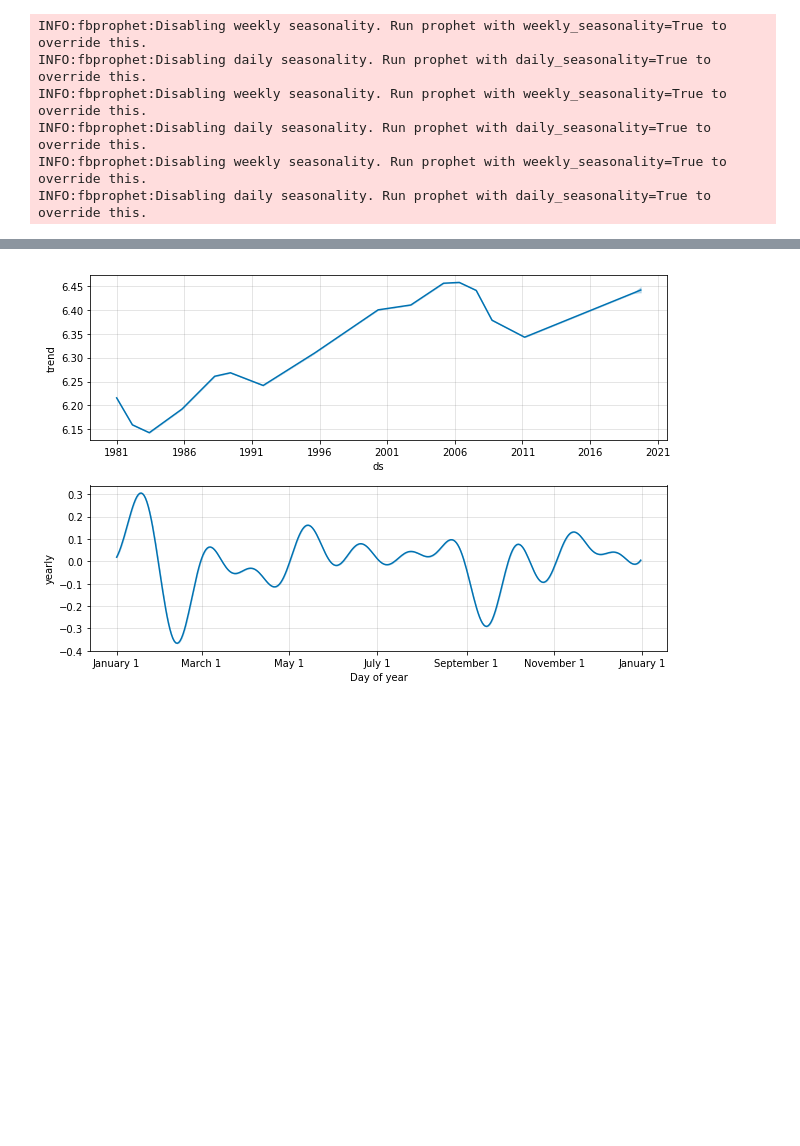
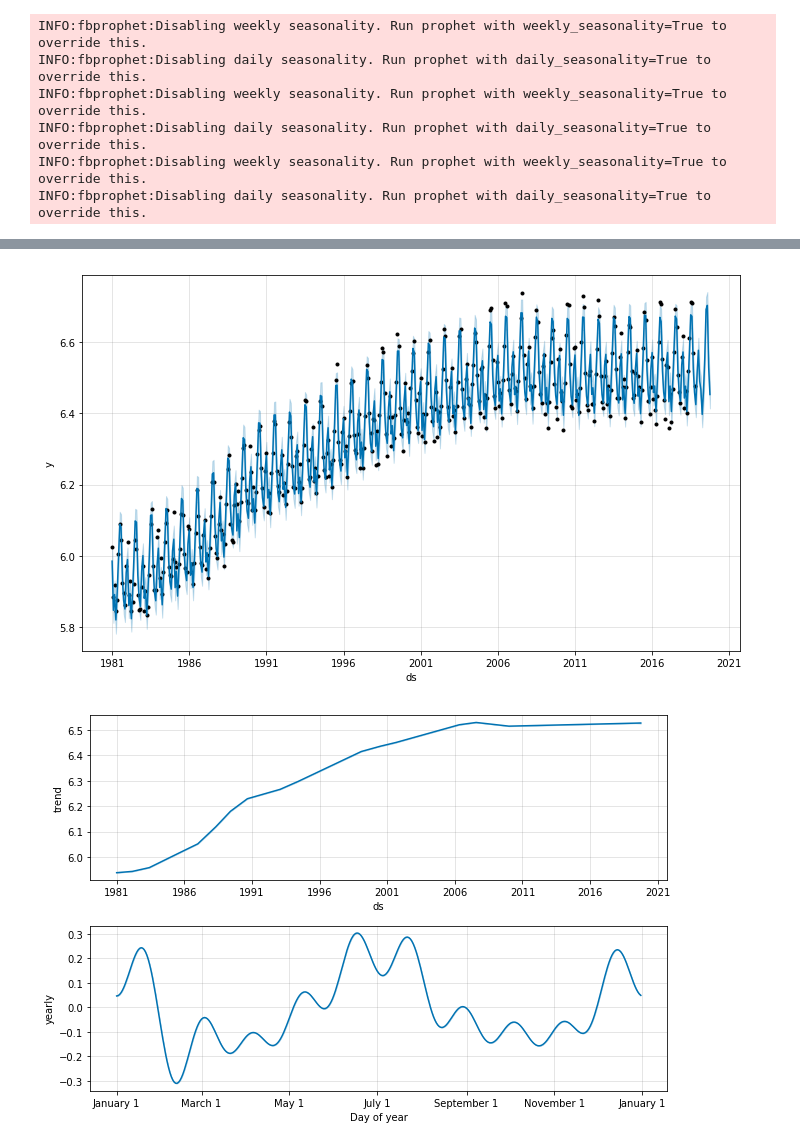
Before and after one commit to Thomas-Brennan-FHR/Prophet, a Jupyter notebook: Prophet/Prophet.ipynb, the cells around one changed output, grey strips where cells are left out. Cells and saved outputs as stored; diff of their text form; code cells hidden in the pictures; blank space fills up the shorter version.

```diff
--- a/Prophet/Prophet.ipynb
+++ b/Prophet/Prophet.ipynb
@@ -178,4 +180,6 @@ petroleum_model.plot(petroleum_forcast,uncertainty=True);
-# %%
-petroleum_model.plot_components(petroleum_forcast);
-# %% [output]
-[figure, removed]
+# %%
+electrical_model.plot(electrical_forcast,uncertainty=True);
+electrical_model.plot_components(electrical_forcast);
+# %% [output]
+[figure, added]
+[figure, added]
```
Also changed, not shown: parts of 2 cells of this notebook.
